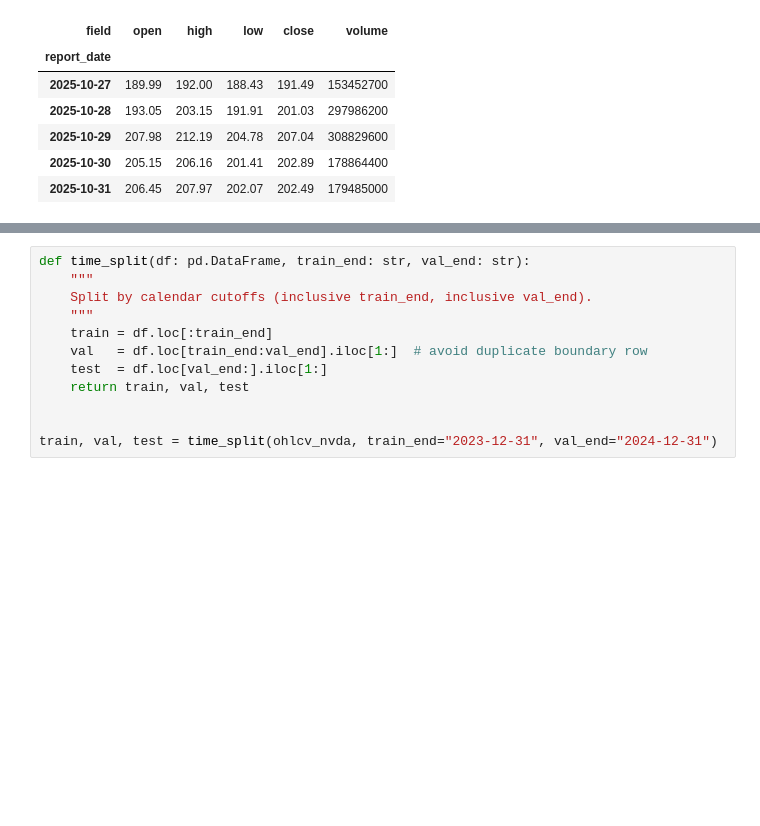
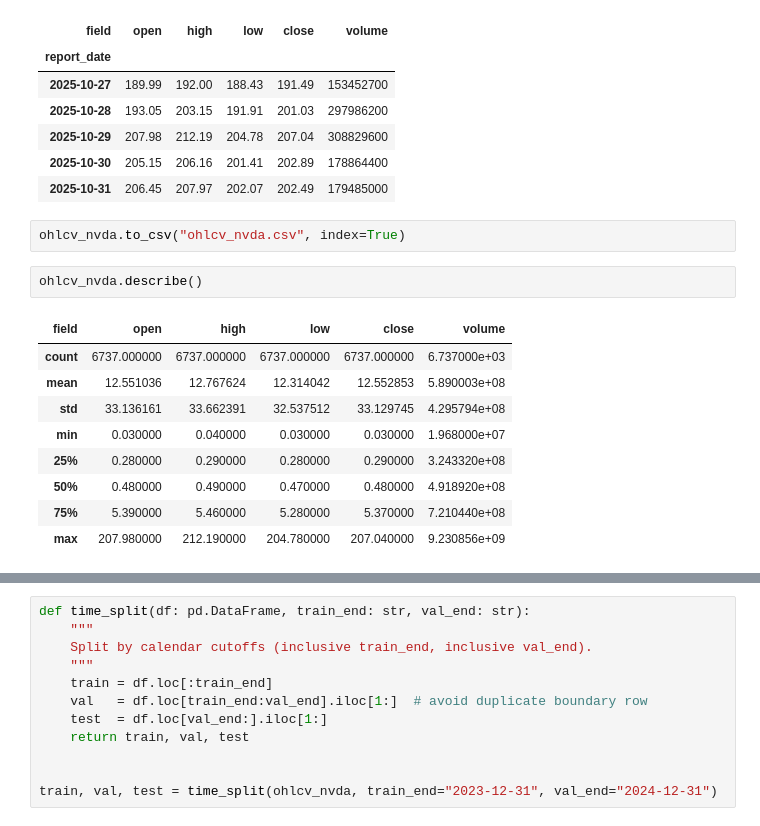
Before and after one commit to denizjafari/RandomAssembly, a Jupyter notebook: FinanceFM.ipynb, the cells around one changed output, grey strips where cells are left out. Saved outputs shown, nothing was run; the diff lists cells and outputs as text; blank space fills up the shorter version.

```diff
--- a/FinanceFM.ipynb
+++ b/FinanceFM.ipynb
@@ -100,3 +100,17 @@ ohlcv_nvda.tail()
 | 2025-10-29 | 207.98 | 212.19 | 204.78 | 207.04 | 308829600 |
 | 2025-10-30 | 205.15 | 206.16 | 201.41 | 202.89 | 178864400 |
 | 2025-10-31 | 206.45 | 207.97 | 202.07 | 202.49 | 179485000 |
+# %%
+ohlcv_nvda.to_csv("ohlcv_nvda.csv", index=True)
+# %%
+ohlcv_nvda.describe()
+# %% [output]
+| field | open | high | low | close | volume |
+| count | 6737.000000 | 6737.000000 | 6737.000000 | 6737.000000 | 6.737000e+03 |
+| mean | 12.551036 | 12.767624 | 12.314042 | 12.552853 | 5.890003e+08 |
+| std | 33.136161 | 33.662391 | 32.537512 | 33.129745 | 4.295794e+08 |
+| min | 0.030000 | 0.040000 | 0.030000 | 0.030000 | 1.968000e+07 |
+| 25% | 0.280000 | 0.290000 | 0.280000 | 0.290000 | 3.243320e+08 |
+| 50% | 0.480000 | 0.490000 | 0.470000 | 0.480000 | 4.918920e+08 |
+| 75% | 5.390000 | 5.460000 | 5.280000 | 5.370000 | 7.210440e+08 |
+| max | 207.980000 | 212.190000 | 204.780000 | 207.040000 | 9.230856e+09 |
```
Also changed, not shown: parts of 7 cells of this notebook.
